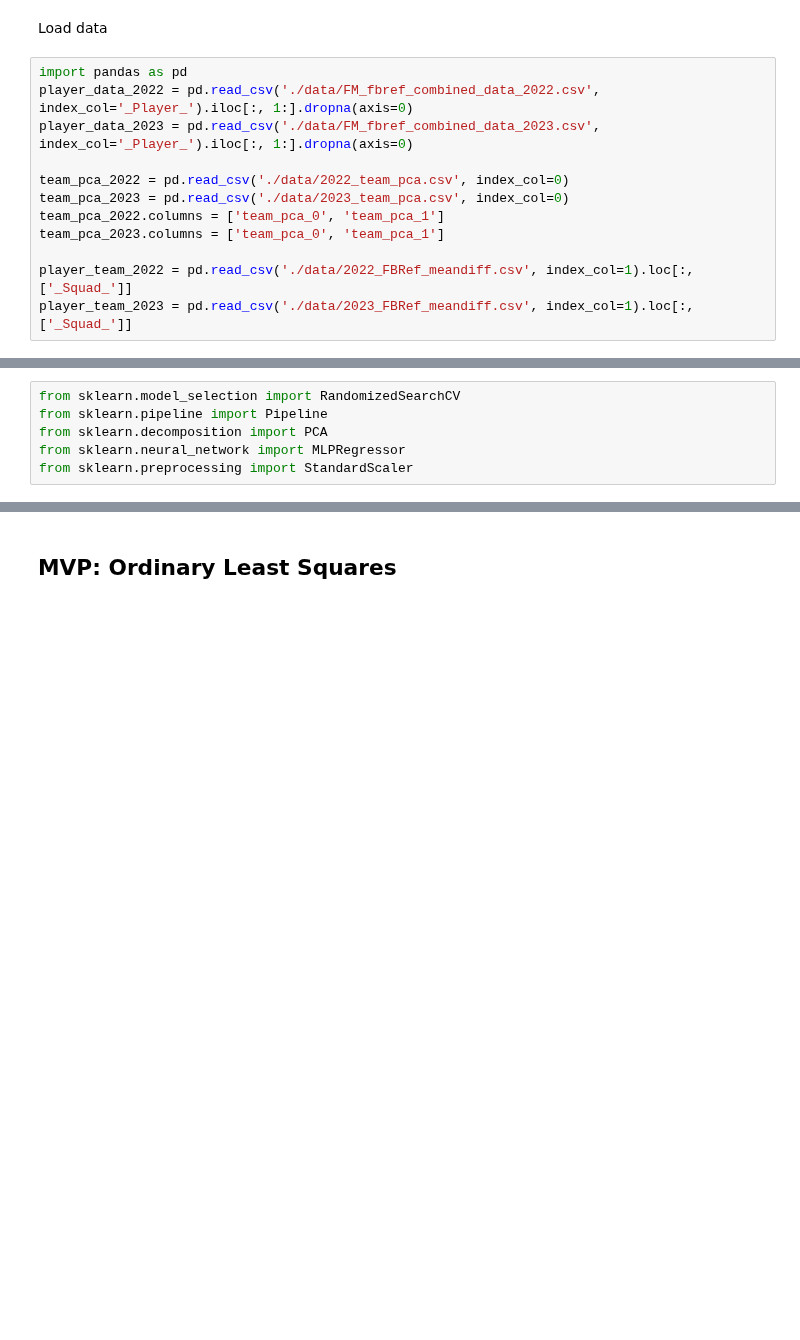
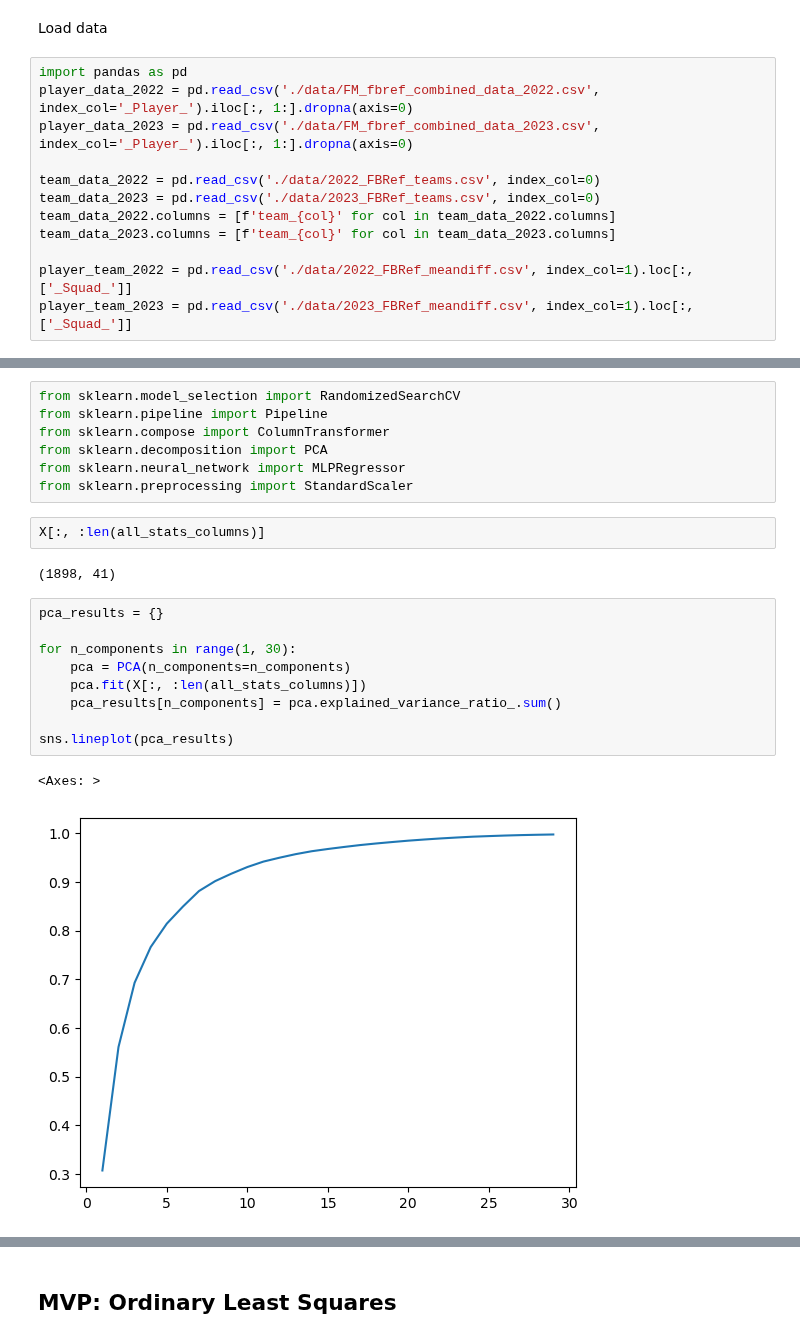
Before and after one commit to alibekk93/FM_skills_prediction, a Jupyter notebook: notebooks/05_prediction_pipelines.ipynb, the cells around one changed output, grey strips where cells are left out. Drawn from its saved outputs; the diff is of its cells as text; blank space fills up the shorter version.

```diff
--- a/notebooks/05_prediction_pipelines.ipynb
+++ b/notebooks/05_prediction_pipelines.ipynb
@@ -15,10 +15,10 @@ import pandas as pd
 player_data_2022 = pd.read_csv('./data/FM_fbref_combined_data_2022.csv', index_col='_Player_').iloc[:, 1:].dropna(axis=0)
 player_data_2023 = pd.read_csv('./data/FM_fbref_combined_data_2023.csv', index_col='_Player_').iloc[:, 1:].dropna(axis=0)
 
-team_pca_2022 = pd.read_csv('./data/2022_team_pca.csv', index_col=0)
-team_pca_2023 = pd.read_csv('./data/2023_team_pca.csv', index_col=0)
-team_pca_2022.columns = ['team_pca_0', 'team_pca_1']
-team_pca_2023.columns = ['team_pca_0', 'team_pca_1']
+team_data_2022 = pd.read_csv('./data/2022_FBRef_teams.csv', index_col=0)
+team_data_2023 = pd.read_csv('./data/2023_FBRef_teams.csv', index_col=0)
+team_data_2022.columns = [f'team_{col}' for col in team_data_2022.columns]
+team_data_2023.columns = [f'team_{col}' for col in team_data_2023.columns]
 
 player_team_2022 = pd.read_csv('./data/2022_FBRef_meandiff.csv', index_col=1).loc[:, ['_Squad_']]
 player_team_2023 = pd.read_csv('./data/2023_FBRef_meandiff.csv', index_col=1).loc[:, ['_Squad_']]
@@ -47,9 +52,26 @@ X_train, X_test, y_train, y_test, train_indices, test_indices = train_test_split
 # %%
 from sklearn.model_selection import RandomizedSearchCV
 from sklearn.pipeline import Pipeline
+from sklearn.compose import ColumnTransformer
 from sklearn.decomposition import PCA
 from sklearn.neural_network import MLPRegressor
 from sklearn.preprocessing import StandardScaler
+# %%
+X[:, :len(all_stats_columns)]
+# %% [output]
+(1898, 41)
+# %%
+pca_results = {}
+
+for n_components in range(1, 30):
+    pca = PCA(n_components=n_components)
+    pca.fit(X[:, :len(all_stats_columns)])
+    pca_results[n_components] = pca.explained_variance_ratio_.sum()
+
+sns.lineplot(pca_results)
+# %% [output]
+<Axes: >
+[figure, added]
 # %%
 pca_results = {}
 
```
Also changed, not shown: parts of 16 cells of this notebook.
